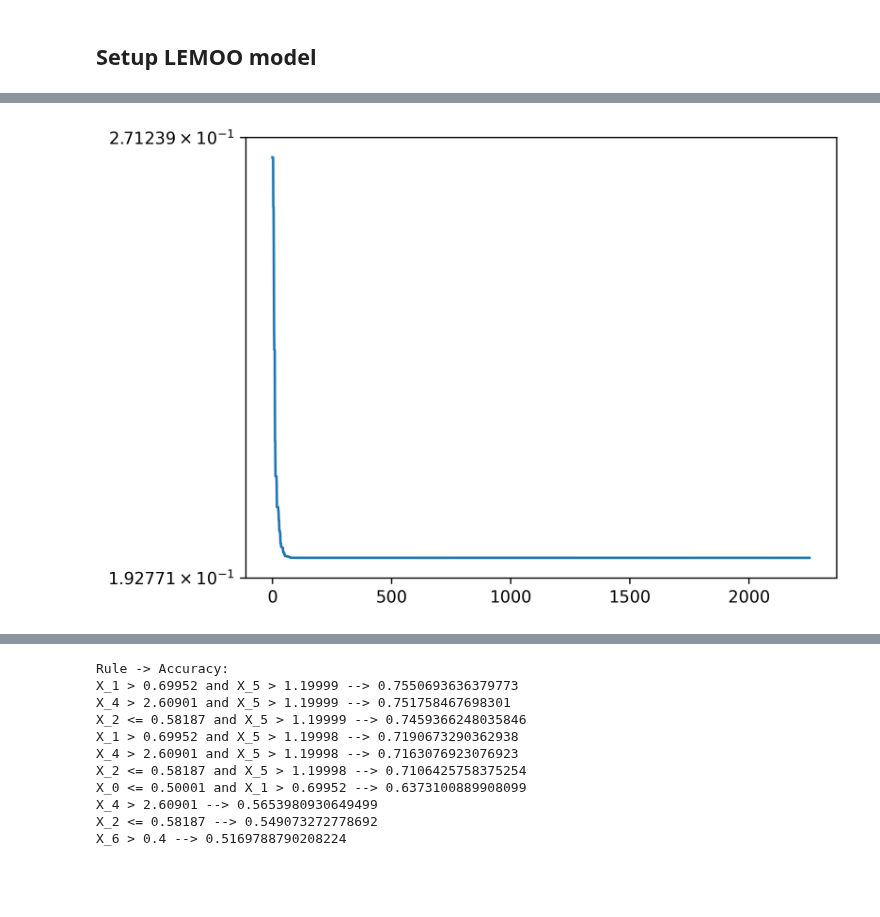
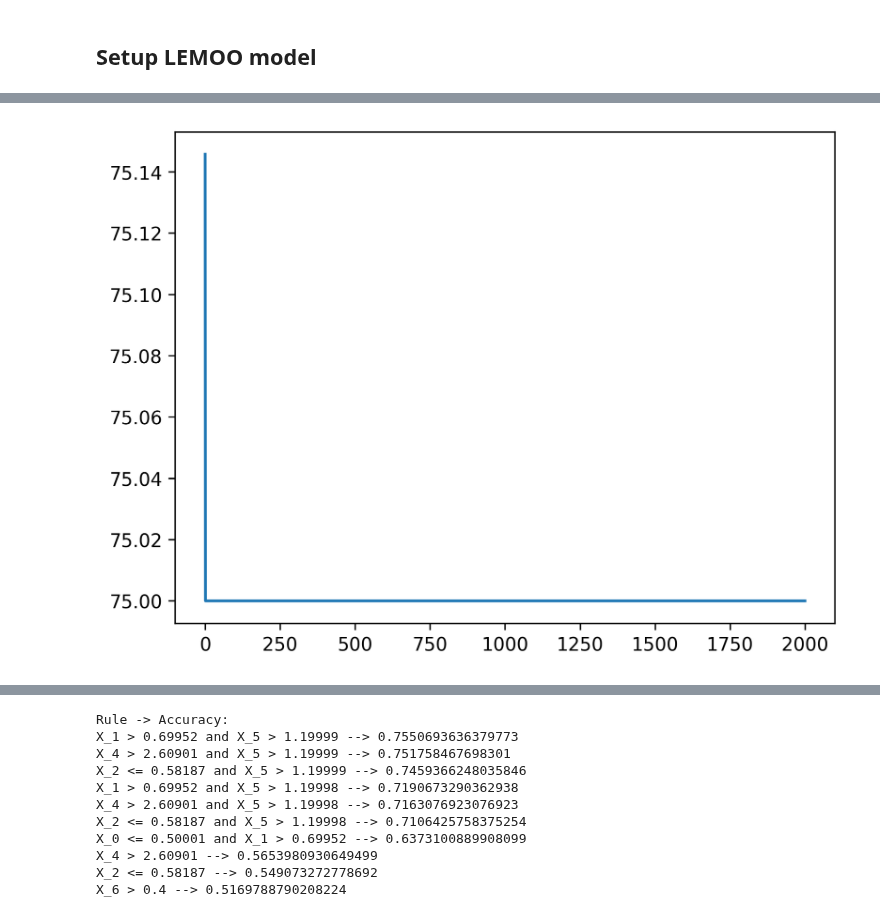
Before and after one commit to gialmisi/XLEMOO, a Jupyter notebook: notebooks/Testing.ipynb, the cells around one changed output, grey strips where cells are left out. Saved outputs shown, nothing was run; the diff lists cells and outputs as text; code cells hidden in the pictures; blank space fills up the shorter version.

Commit message:
Changed problem in notebook to multiple clutch problem (no const)

```diff
--- a/notebooks/Testing.ipynb
+++ b/notebooks/Testing.ipynb
@@ -26,7 +26,7 @@ import imodels
 # %% [markdown]
 ## Define problem
 # %%
-n_objectives = 4
-n_variables = 7
+n_objectives = 5
+n_variables = 5
 
-problem = car_side_impact(three_obj=False)
+problem = multiple_clutch_brakes()
@@ -69,12 +65,12 @@ ref_point = np.array([20.0, 3.5, 11.0, 0.1])
 
 ref_asf = asf_wrapper(PointMethodASF(ideal=ideal, nadir=nadir), {"reference_point": ref_point})
 
-fitness_fun = ref_asf
+fitness_fun = lambda x, _: x[:, 3].T
 
 
 lem_params = LEMParams(
     use_darwin=True,
-    use_ml=True,
+    use_ml=False,
     fitness_indicator=fitness_fun,
     ml_probe = 1,
     ml_threshold = 0.99999,
@@ -136,7 +135,7 @@ plot_hypervolume(lemoo._generation_history, ref_point=nadir)
 # %%
-plot_best_fitnesses(lemoo._generation_history, ylog=True)
+plot_best_fitnesses(lemoo._generation_history)
 # %% [output]
-[figure, old version]
+[figure, new version]
 # %%
 plot_mean_fitnesses(lemoo._generation_history, ylog=True)
 # %% [output]
```
Also changed, not shown: parts of 8 cells of this notebook.
